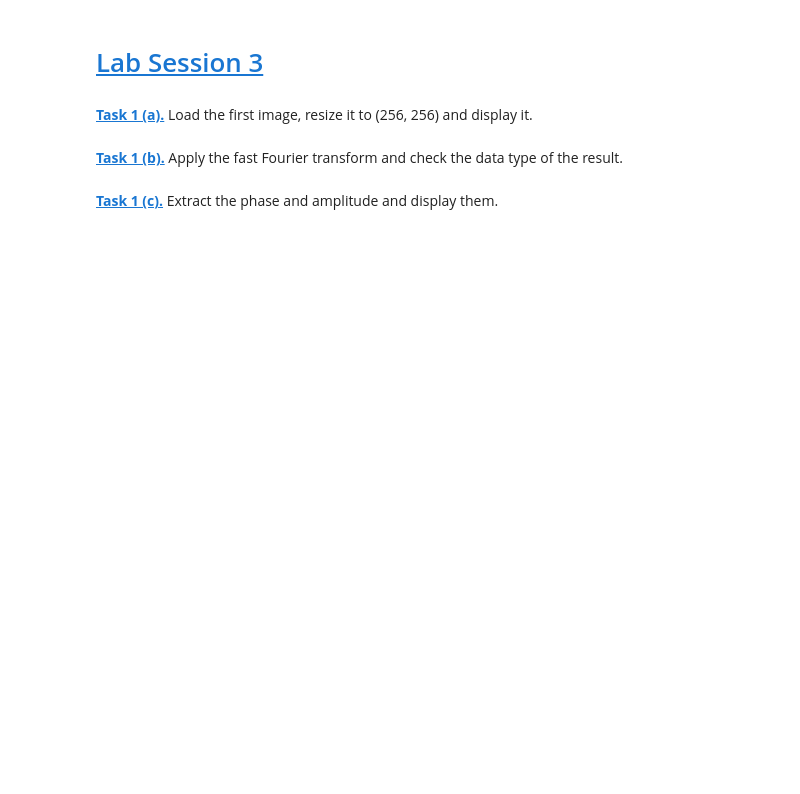
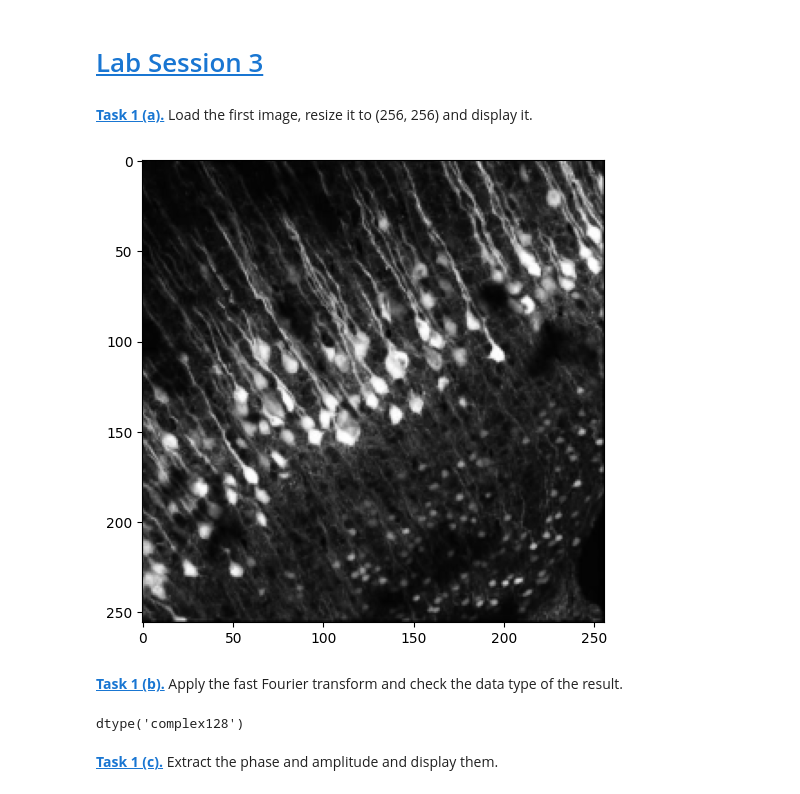
Before and after one commit to sedanep/mobifs5-python, a Jupyter notebook: fourier.ipynb, the cells around one changed output. Saved outputs shown, nothing was run; the diff lists cells and outputs as text; code cells hidden in the pictures; blank space fills up the shorter version.

```diff
--- a/fourier.ipynb
+++ b/fourier.ipynb
@@ -12,4 +10,18 @@ cell_img = plt.imread('data/cells.png')
+# %%
+cell_img = plt.imread('data/cells.png')
+cell_img = resize(cell_img, (256, 256))
+
+plt.figure(figsize=(6, 6))
+plt.imshow(cell_img, cmap='gray')
+plt.show()
+# %% [output]
+[figure, added]
 # %% [markdown]
 **[Task 1 (b).]()** Apply the fast Fourier transform and check the data type of the result.
+# %%
+cell_ft = np.fft.fft2(cell_img)
+cell_ft.dtype
+# %% [output]
+dtype('complex128')
 # %% [markdown]
 **[Task 1 (c).]()** Extract the phase and amplitude and display them.
```
Also changed, not shown: parts of 11 cells of this notebook.
